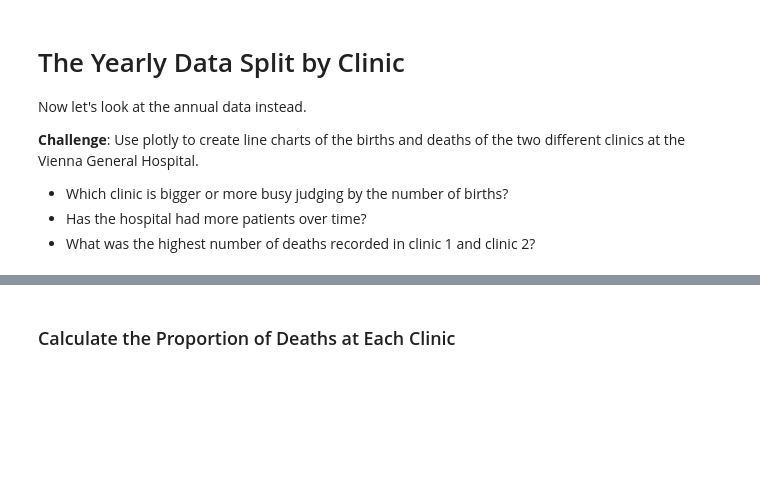
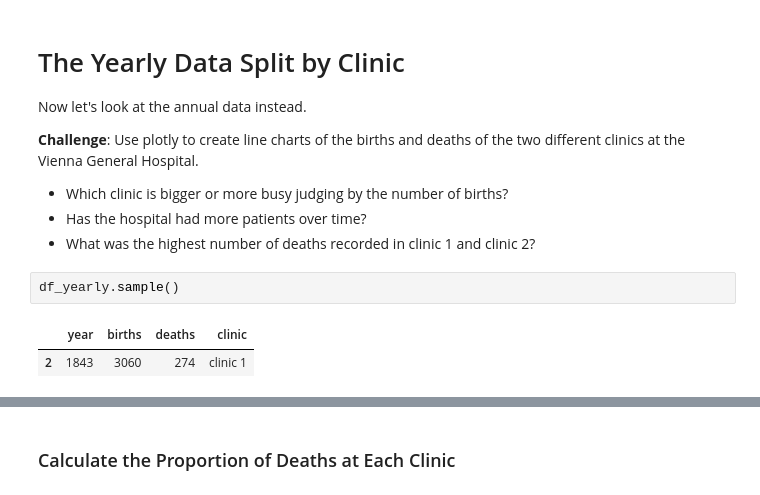
Before and after one commit to LostHeir/DataAnalys_Handwash, a Jupyter notebook: Handwashing_Discovery.ipynb, the cells around one changed output, grey strips where cells are left out. Drawn from its saved outputs; the diff is of its cells as text; blank space fills up the shorter version.

```diff
--- a/Handwashing_Discovery.ipynb
+++ b/Handwashing_Discovery.ipynb
@@ -160,3 +162,8 @@ Now let's look at the annual data instead.
 * Which clinic is bigger or more busy judging by the number of births?
 * Has the hospital had more patients over time?
 * What was the highest number of deaths recorded in clinic 1 and clinic 2?
+# %%
+df_yearly.sample()
+# %% [output]
+|  | year | births | deaths | clinic |
+| 2 | 1843 | 3060 | 274 | clinic 1 |
```
Also changed, not shown: parts of 18 cells of this notebook, 2 other files.
